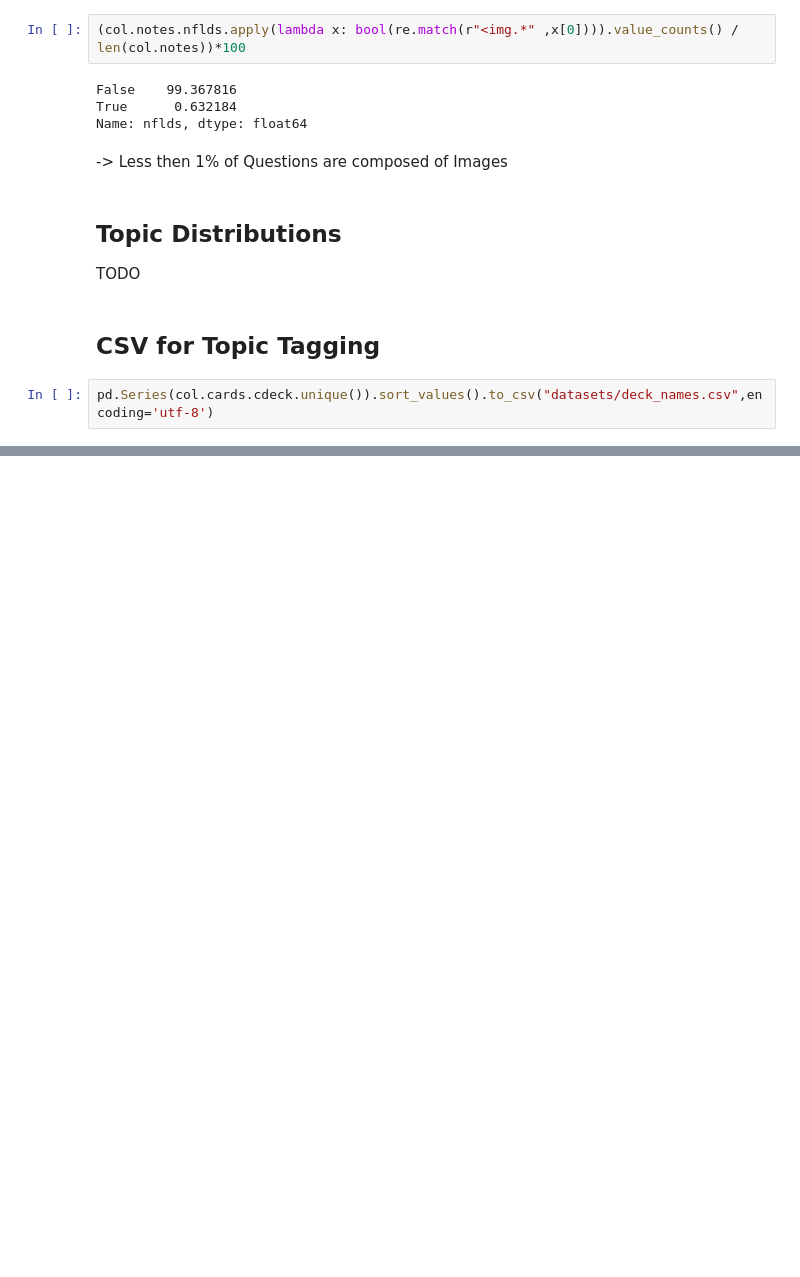
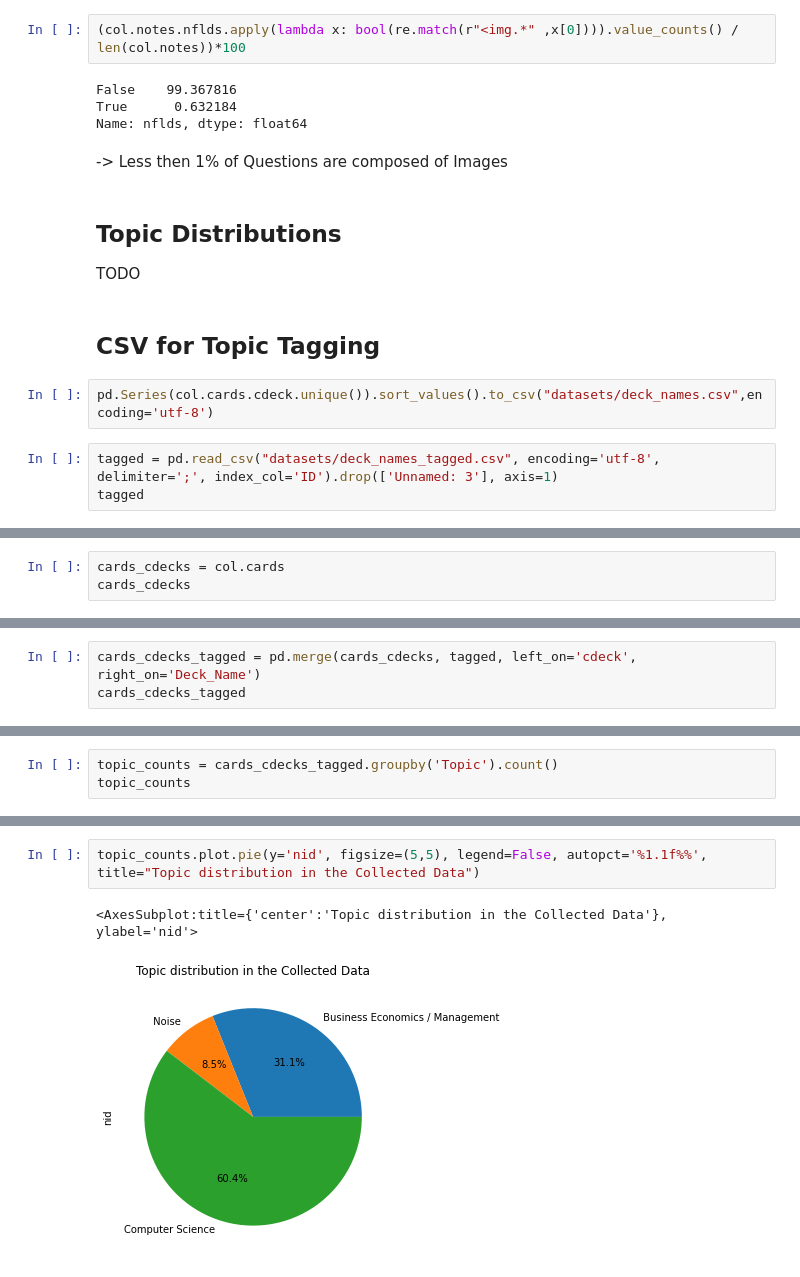
Before and after one commit to Ankinator/ankinator-flashcard-models, a Jupyter notebook: notebooks/dataexploration/Dataset_Analysis.ipynb, the cells around one changed output, grey strips where cells are left out. Saved outputs shown, nothing was run; the diff lists cells and outputs as text; blank space fills up the shorter version.

Commit message:
Add Topic distribution

```diff
--- a/notebooks/dataexploration/Dataset_Analysis.ipynb
+++ b/notebooks/dataexploration/Dataset_Analysis.ipynb
@@ -142,3 +143,6 @@ TODO
 ## CSV for Topic Tagging
 # %%
 pd.Series(col.cards.cdeck.unique()).sort_values().to_csv("datasets/deck_names.csv",encoding='utf-8')
+# %%
+tagged = pd.read_csv("datasets/deck_names_tagged.csv", encoding='utf-8', delimiter=';', index_col='ID').drop(['Unnamed: 3'], axis=1)
+tagged
@@ -144,0 +164,3 @@ pd.Series(col.cards.cdeck.unique()).sort_values().to_csv("datasets/deck_names.cs
+# %%
+cards_cdecks = col.cards
+cards_cdecks
@@ -144,0 +182,3 @@ pd.Series(col.cards.cdeck.unique()).sort_values().to_csv("datasets/deck_names.cs
+# %%
+cards_cdecks_tagged = pd.merge(cards_cdecks, tagged, left_on='cdeck', right_on='Deck_Name')
+cards_cdecks_tagged
@@ -144,0 +199,3 @@ pd.Series(col.cards.cdeck.unique()).sort_values().to_csv("datasets/deck_names.cs
+# %%
+topic_counts = cards_cdecks_tagged.groupby('Topic').count()
+topic_counts
@@ -145,3 +208,8 @@ pd.Series(col.cards.cdeck.unique()).sort_values().to_csv("datasets/deck_names.cs
+# %%
+topic_counts.plot.pie(y='nid', figsize=(5,5), legend=False, autopct='%1.1f%%', title="Topic distribution in the Collected Data")
+# %% [output]
+<AxesSubplot:title={'center':'Topic distribution in the Collected Data'}, ylabel='nid'>
+[figure, added]
 # %% [markdown]
 ## Model Goal
 <div>
```
Also changed, not shown: parts of 5 cells of this notebook.
